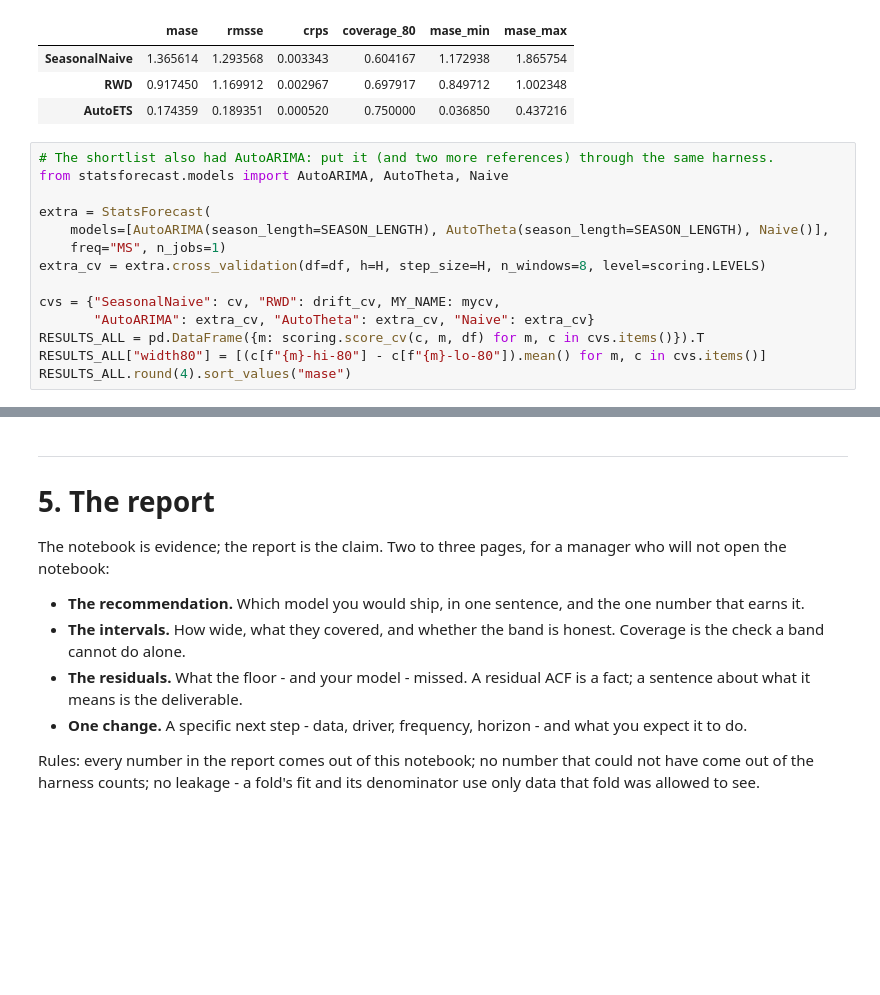
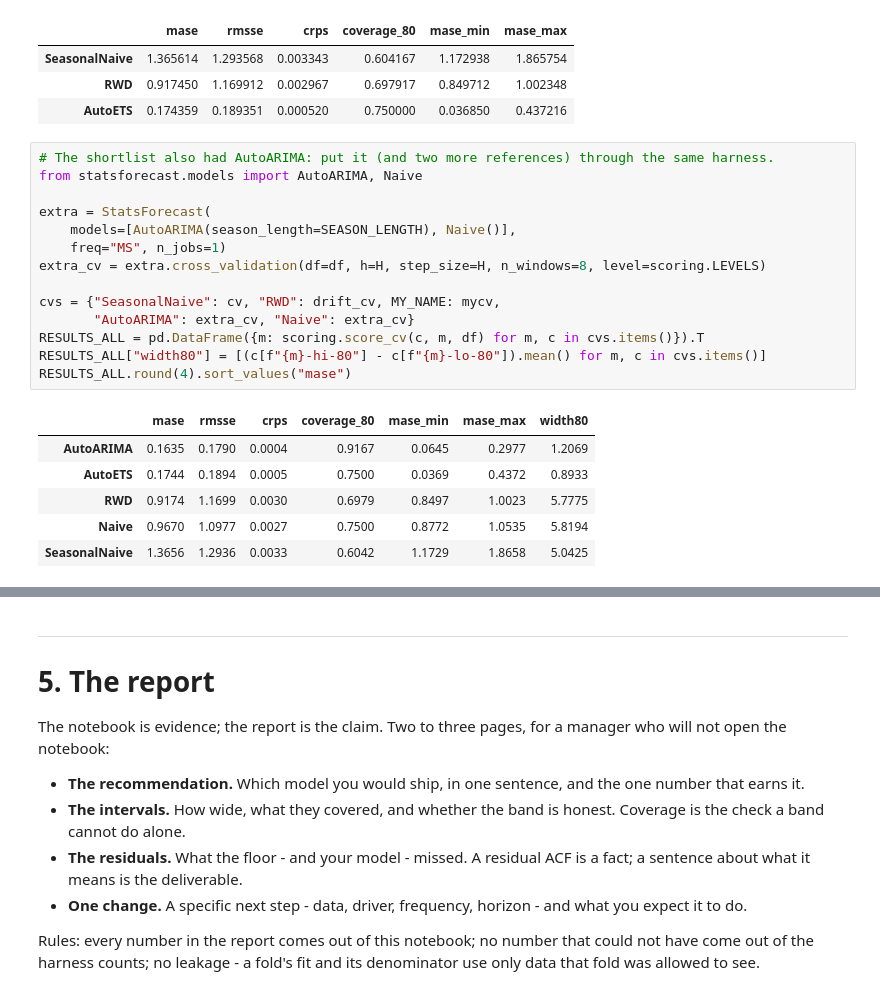
Before and after one commit to Ahmed-Bah/Global-CO2-Forecasting, a Jupyter notebook: project.ipynb, the cells around one changed output, grey strips where cells are left out. Cells and saved outputs as stored; diff of their text form; blank space fills up the shorter version.

Commit message:
Final: AutoARIMA in harness, notebook with outputs

```diff
--- a/project.ipynb
+++ b/project.ipynb
@@ -350,20 +352,27 @@ RESULTS
 | SeasonalNaive | 1.365614 | 1.293568 | 0.003343 | 0.604167 | 1.172938 | 1.865754 |
 | RWD | 0.917450 | 1.169912 | 0.002967 | 0.697917 | 0.849712 | 1.002348 |
 | AutoETS | 0.174359 | 0.189351 | 0.000520 | 0.750000 | 0.036850 | 0.437216 |
-# %%
-# The shortlist also had AutoARIMA: put it (and two more references) through the same harness.
-from statsforecast.models import AutoARIMA, AutoTheta, Naive
-
-extra = StatsForecast(
-    models=[AutoARIMA(season_length=SEASON_LENGTH), AutoTheta(season_length=SEASON_LENGTH), Naive()],
-    freq="MS", n_jobs=1)
-extra_cv = extra.cross_validation(df=df, h=H, step_size=H, n_windows=8, level=scoring.LEVELS)
-
-cvs = {"SeasonalNaive": cv, "RWD": drift_cv, MY_NAME: mycv,
-       "AutoARIMA": extra_cv, "AutoTheta": extra_cv, "Naive": extra_cv}
-RESULTS_ALL = pd.DataFrame({m: scoring.score_cv(c, m, df) for m, c in cvs.items()}).T
-RESULTS_ALL["width80"] = [(c[f"{m}-hi-80"] - c[f"{m}-lo-80"]).mean() for m, c in cvs.items()]
-RESULTS_ALL.round(4).sort_values("mase")
+# %%
+# The shortlist also had AutoARIMA: put it (and two more references) through the same harness.
+from statsforecast.models import AutoARIMA, Naive
+
+extra = StatsForecast(
+    models=[AutoARIMA(season_length=SEASON_LENGTH), Naive()],
+    freq="MS", n_jobs=1)
+extra_cv = extra.cross_validation(df=df, h=H, step_size=H, n_windows=8, level=scoring.LEVELS)
+
+cvs = {"SeasonalNaive": cv, "RWD": drift_cv, MY_NAME: mycv,
+       "AutoARIMA": extra_cv, "Naive": extra_cv}
+RESULTS_ALL = pd.DataFrame({m: scoring.score_cv(c, m, df) for m, c in cvs.items()}).T
+RESULTS_ALL["width80"] = [(c[f"{m}-hi-80"] - c[f"{m}-lo-80"]).mean() for m, c in cvs.items()]
+RESULTS_ALL.round(4).sort_values("mase")
+# %% [output]
+|  | mase | rmsse | crps | coverage_80 | mase_min | mase_max | width80 |
+| AutoARIMA | 0.1635 | 0.1790 | 0.0004 | 0.9167 | 0.0645 | 0.2977 | 1.2069 |
+| AutoETS | 0.1744 | 0.1894 | 0.0005 | 0.7500 | 0.0369 | 0.4372 | 0.8933 |
+| RWD | 0.9174 | 1.1699 | 0.0030 | 0.6979 | 0.8497 | 1.0023 | 5.7775 |
+| Naive | 0.9670 | 1.0977 | 0.0027 | 0.7500 | 0.8772 | 1.0535 | 5.8194 |
+| SeasonalNaive | 1.3656 | 1.2936 | 0.0033 | 0.6042 | 1.1729 | 1.8658 | 5.0425 |
 # %%
 SHIP = "AutoARIMA"
 ship_cv = extra_cv
```
Also changed, not shown: parts of 5 cells of this notebook, 2 other files.
